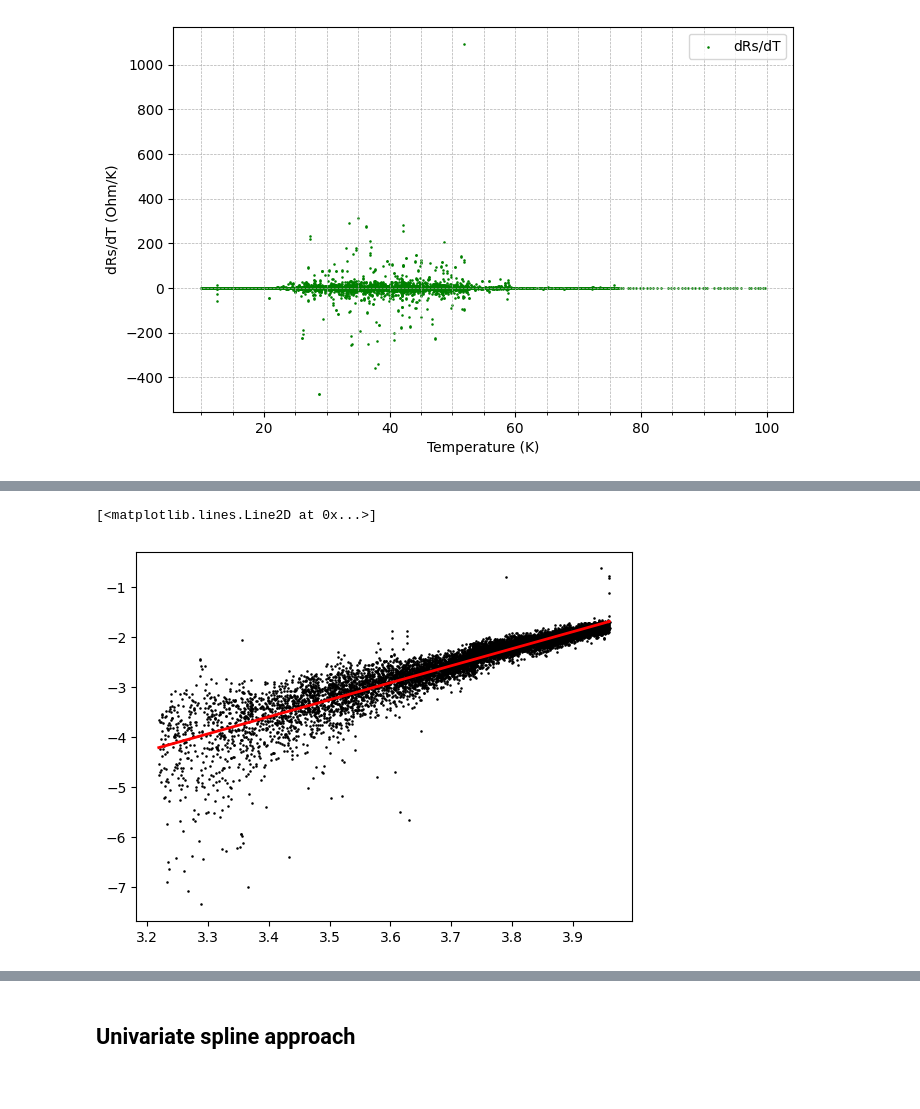
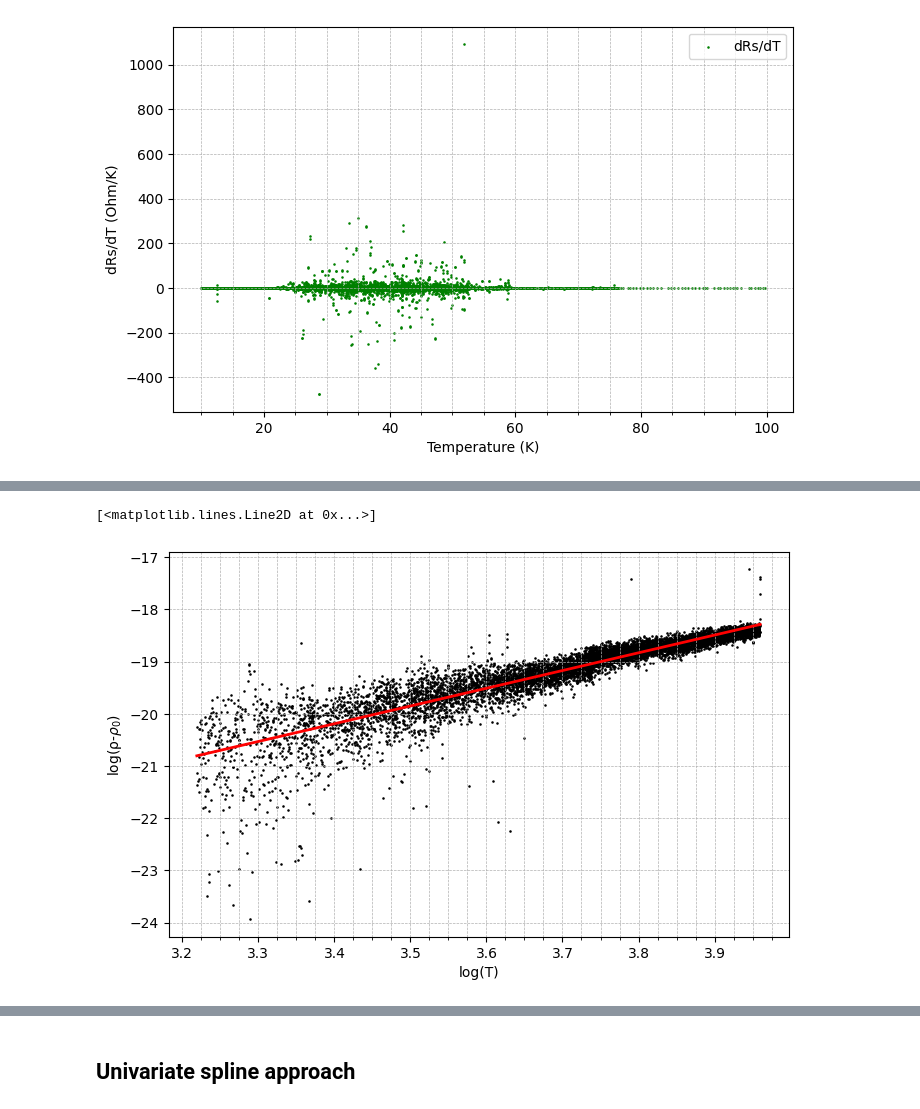
Before and after one commit to gamberoillecito/Nb-Characterization, a Jupyter notebook: R-vs-T/VdP_dataline.ipynb, the cells around one changed output, grey strips where cells are left out. Drawn from its saved outputs; the diff is of its cells as text; code cells hidden in the pictures.

```diff
--- a/R-vs-T/VdP_dataline.ipynb
+++ b/R-vs-T/VdP_dataline.ipynb
@@ -366,11 +390,12 @@ plt.legend()
 <matplotlib.legend.Legend at 0x...>
 [figure]
 # %%
+from scipy import stats
 # Filter the first portion of the curve
 logT = []
-logRR0 = []
+log_rho_rho0 = []
 T_comp = []
-Rs_comp = []
+rho_comp = []
 t_l = 25
 t_u = 52.5
 i=0
@@ -379,17 +404,17 @@ while (Tf[i]<t_u):
 
     if (Tf[i]>t_l):
         T_comp.append(Tf[i])
-        Rs_comp.append(Rs[i])
+        rho_comp.append(Rs[i])
         # logT.append(np.log(Tf[i]))
-        # logRR0.append(np.log(np.abs(Rs[i] - Rs_0)))
+        # log_rho_rho0.append(np.log(np.abs(Rs[i] - Rs_0)))
 
-        if (Rs[i]-Rs_0)>0:
+        if (resistivity[i]-(Rs_0*thickness))>0:
             logT.append(np.log(Tf[i]))
-            logRR0.append(np.log(Rs[i]- Rs_0))
+            log_rho_rho0.append(np.log(resistivity[i]- Rs_0*thickness))
     i+=1
 
 # Perform the fit
-coeff_log = np.polyfit(logT, logRR0, deg=1, cov = True)
+coeff_log = np.polyfit(logT, log_rho_rho0, deg=1, cov = True)
 params, cov = coeff_log
 
 params = np.squeeze(params)
@@ -398,6 +423,13 @@ n = params[0]
 print('n =', n)
 print('n uncertainty = ', np.sqrt(cov[0][0]))
 
-plt.scatter(logT, logRR0, s = .7, color='black', label="Rf plot")
+plt.figure(figsize=(8, 5))
+ax = plt.gca() # Get current axes
+ax.xaxis.set_minor_locator(AutoMinorLocator(4))
+plt.grid(True, which='both', linestyle='--', linewidth=0.5)
+plt.xlabel("log(T)")
+plt.ylabel("log(ρ-$ρ_0$)")
+
+plt.scatter(logT, log_rho_rho0, s = .7, color='black', label="Rf plot")
 plt.plot(logT, np.poly1d(params)(logT), linewidth = 2, color = 'red')
 # %% [output]
@@ -406,5 +438,5 @@ n uncertainty =  0.01674388970582723
 [<matplotlib.lines.Line2D at 0x...>]
-[figure, old version]
+[figure, new version]
 # %%
 # CHECK THE n
 coeff_cmp = np.polyfit(T_comp, Rs_comp, deg=n)
```
Also changed, not shown: parts of 14 cells of this notebook, 1 other file.
